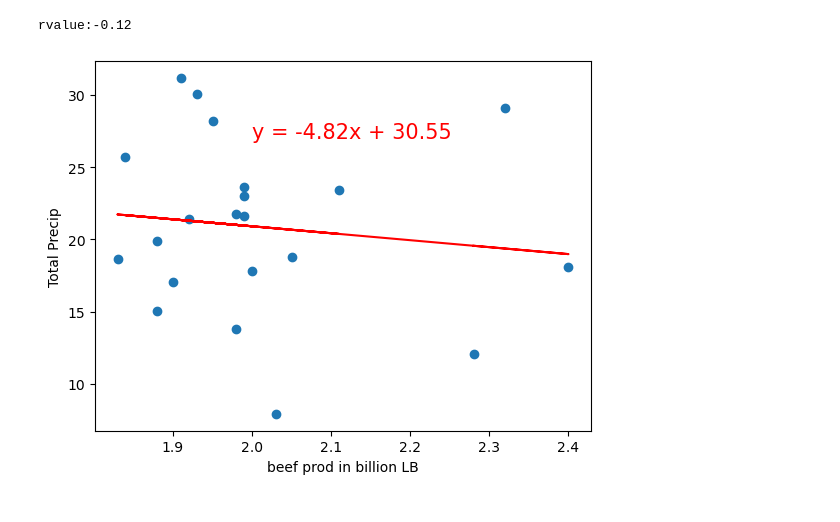
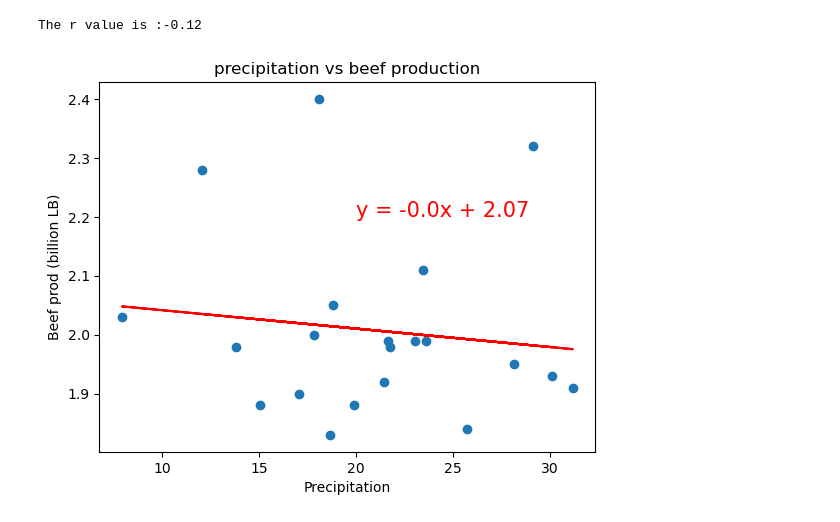
Before and after one commit to LeftCoastNerdGirl/Group-5-Project, a Jupyter notebook: Starter Code.ipynb, the cells around one changed output. Drawn from its saved outputs; the diff is of its cells as text; code cells hidden in the pictures.

```diff
--- a/Starter Code.ipynb
+++ b/Starter Code.ipynb
@@ -9,5 +9,5 @@ from scipy.stats import linregress
 # %%
 temp_df     =pd.read_csv("Resources/CA avg temps 2000-2020.csv")
 precip_df   =pd.read_csv("Resources/CA total precip 2000-2020.csv")
-beefprod_df = pd.read_csv( "Resources/beef production 2000-2020.csv")
+beefprod_df = pd.read_csv( "Resources/CA beef production 2000-2020.csv")
 # %%
@@ -20,0 +28,13 @@ beefprod_df=beefprod_df.rename(columns={"beef production in LB":"beef prod in bi
+# %%
+precip_df["Year"]=precip_df["Year"].astype(str)
+
+#trend in rainfall
+x_values=precip_df["Year"]
+y_values=precip_df["Total Precip"]
+plt.plot(x_values,y_values)
+plt.xticks(rotation=45)
+plt.title(" Rainfall over the year")
+plt.xlabel("Year")
+plt.ylabel("Precip(F)")
+plt.savefig("Output/trend in rainfall")
+plt.show()
@@ -21,3 +43,9 @@ beefprod_df=beefprod_df.rename(columns={"beef production in LB":"beef prod in bi
+# %%
+#clean beef dataframe
+
+beefprod_df["beef prod(Billion LB)"]=beefprod_df["beef production in LB"].str.replace(",","").astype(float)/1000000000
+beefprod_df["beef prod(Billion LB)"]=round(beefprod_df["beef prod(Billion LB)"],2)
+beefprod_df["Year"]=beefprod_df["Year"].astype(str)
 # %%
 beefprod_df
 # %% [output]
@@ -53,18 +95,20 @@ Text(0, 0.5, 'Beef production in LB')
 # %%
 #Scatter plot
+x_values = precip_df ["Total Precip"]
+y_values=beefprod_df["beef prod(Billion LB)"]
 
-x_values =beefprod_df["beef prod in billion LB"]
-y_values = precip_df ["Total Precip"]
+
 (slope, intercept, rvalue, pvalue, stderr) = linregress(x_values, y_values)
 regress_values = x_values * slope + intercept
 line_eq = "y = " + str(round(slope,2)) + "x + " + str(round(intercept,2))
 plt.scatter(x_values,y_values)
 plt.plot(x_values,regress_values,"r-")
-plt.annotate(line_eq,(2,27),fontsize=15,color="red")
-plt.xlabel("beef prod in billion LB")
-plt.ylabel("Total Precip")
-print(f"rvalue:{round(rvalue,2)}")
+plt.annotate(line_eq,(20,2.2),fontsize=15,color="red")
+plt.xlabel("Precipitation")
+plt.ylabel("Beef prod (billion LB)")
+plt.title("precipitation vs beef production")
+print(f"The r value is :{round(rvalue,2)}")
 plt.show()
 # %% [output]
-rvalue:-0.12
+The r value is :-0.12
-[figure, old version]
+[figure, new version]
```
Also changed, not shown: parts of 5 cells of this notebook, 5 other files.
